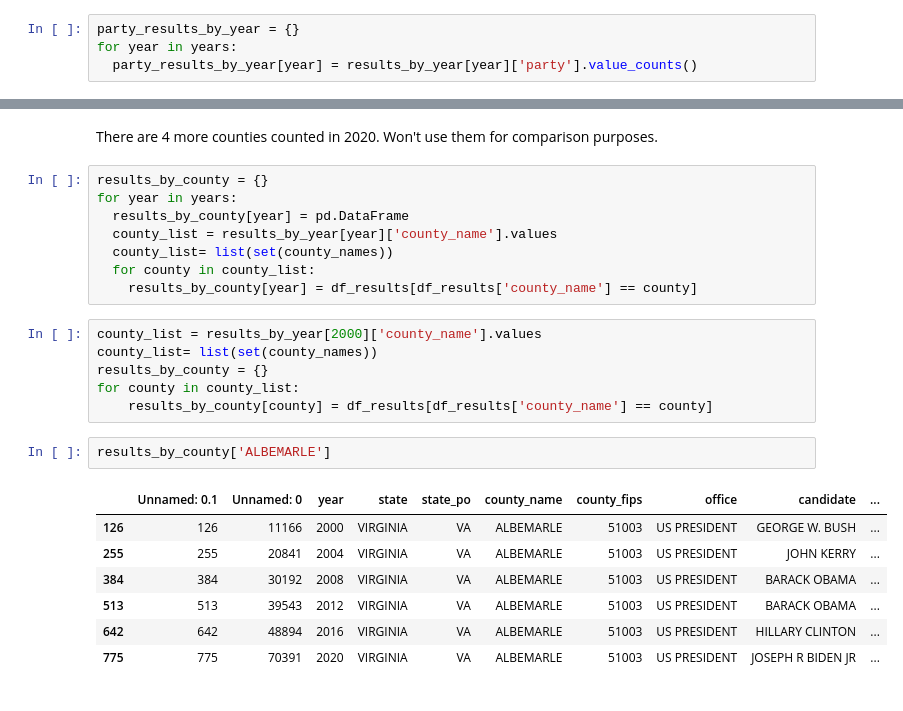
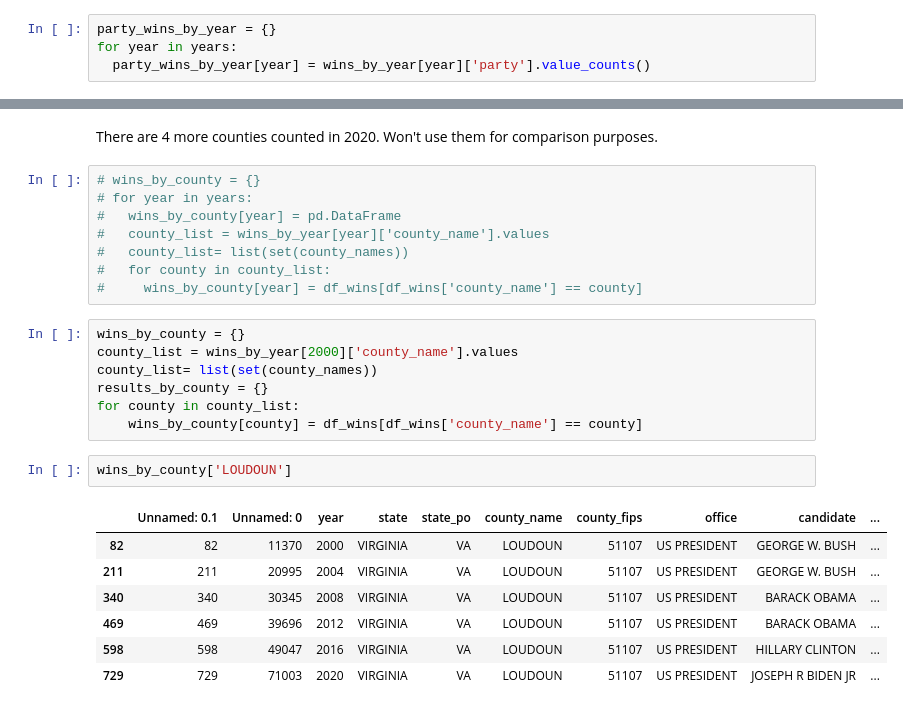
Before and after one commit to abkerper/project_voting, a Jupyter notebook: Allison2.ipynb, the cells around one changed output, grey strips where cells are left out. Saved outputs shown, nothing was run; the diff lists cells and outputs as text.

```diff
--- a/Allison2.ipynb
+++ b/Allison2.ipynb
@@ -49,4 +24,4 @@ for year in years:
 # %%
-party_results_by_year = {}
+party_wins_by_year = {}
 for year in years:
-  party_results_by_year[year] = results_by_year[year]['party'].value_counts()
+  party_wins_by_year[year] = wins_by_year[year]['party'].value_counts()
@@ -78,26 +52,27 @@ for year in years:
 # %% [markdown]
 There are 4 more counties counted in 2020. Won't use them for comparison purposes.
 # %%
-results_by_county = {}
-for year in years:
-  results_by_county[year] = pd.DataFrame
-  county_list = results_by_year[year]['county_name'].values
-  county_list= list(set(county_names))
-  for county in county_list:
-    results_by_county[year] = df_results[df_results['county_name'] == county]
+# wins_by_county = {}
+# for year in years:
+#   wins_by_county[year] = pd.DataFrame
+#   county_list = wins_by_year[year]['county_name'].values
+#   county_list= list(set(county_names))
+#   for county in county_list:
+#     wins_by_county[year] = df_wins[df_wins['county_name'] == county]
 # %%
-county_list = results_by_year[2000]['county_name'].values
+wins_by_county = {}
+county_list = wins_by_year[2000]['county_name'].values
 county_list= list(set(county_names))
 results_by_county = {}
 for county in county_list:
-    results_by_county[county] = df_results[df_results['county_name'] == county]
+    wins_by_county[county] = df_wins[df_wins['county_name'] == county]
-# %%
-results_by_county['ALBEMARLE']
-# %% [output]
-|  | Unnamed: 0.1 | Unnamed: 0 | year | state | state_po | county_name | county_fips | office | candidate | ... |
-| 126 | 126 | 11166 | 2000 | VIRGINIA | VA | ALBEMARLE | 51003 | US PRESIDENT | GEORGE W. BUSH | ... |
-| 255 | 255 | 20841 | 2004 | VIRGINIA | VA | ALBEMARLE | 51003 | US PRESIDENT | JOHN KERRY | ... |
-| 384 | 384 | 30192 | 2008 | VIRGINIA | VA | ALBEMARLE | 51003 | US PRESIDENT | BARACK OBAMA | ... |
-| 513 | 513 | 39543 | 2012 | VIRGINIA | VA | ALBEMARLE | 51003 | US PRESIDENT | BARACK OBAMA | ... |
-| 642 | 642 | 48894 | 2016 | VIRGINIA | VA | ALBEMARLE | 51003 | US PRESIDENT | HILLARY CLINTON | ... |
-| 775 | 775 | 70391 | 2020 | VIRGINIA | VA | ALBEMARLE | 51003 | US PRESIDENT | JOSEPH R BIDEN JR | ... |
+# %%
+wins_by_county['LOUDOUN']
+# %% [output]
+|  | Unnamed: 0.1 | Unnamed: 0 | year | state | state_po | county_name | county_fips | office | candidate | ... |
+| 82 | 82 | 11370 | 2000 | VIRGINIA | VA | LOUDOUN | 51107 | US PRESIDENT | GEORGE W. BUSH | ... |
+| 211 | 211 | 20995 | 2004 | VIRGINIA | VA | LOUDOUN | 51107 | US PRESIDENT | GEORGE W. BUSH | ... |
+| 340 | 340 | 30345 | 2008 | VIRGINIA | VA | LOUDOUN | 51107 | US PRESIDENT | BARACK OBAMA | ... |
+| 469 | 469 | 39696 | 2012 | VIRGINIA | VA | LOUDOUN | 51107 | US PRESIDENT | BARACK OBAMA | ... |
+| 598 | 598 | 49047 | 2016 | VIRGINIA | VA | LOUDOUN | 51107 | US PRESIDENT | HILLARY CLINTON | ... |
+| 729 | 729 | 71003 | 2020 | VIRGINIA | VA | LOUDOUN | 51107 | US PRESIDENT | JOSEPH R BIDEN JR | ... |
```
Also changed, not shown: parts of 19 cells of this notebook.
